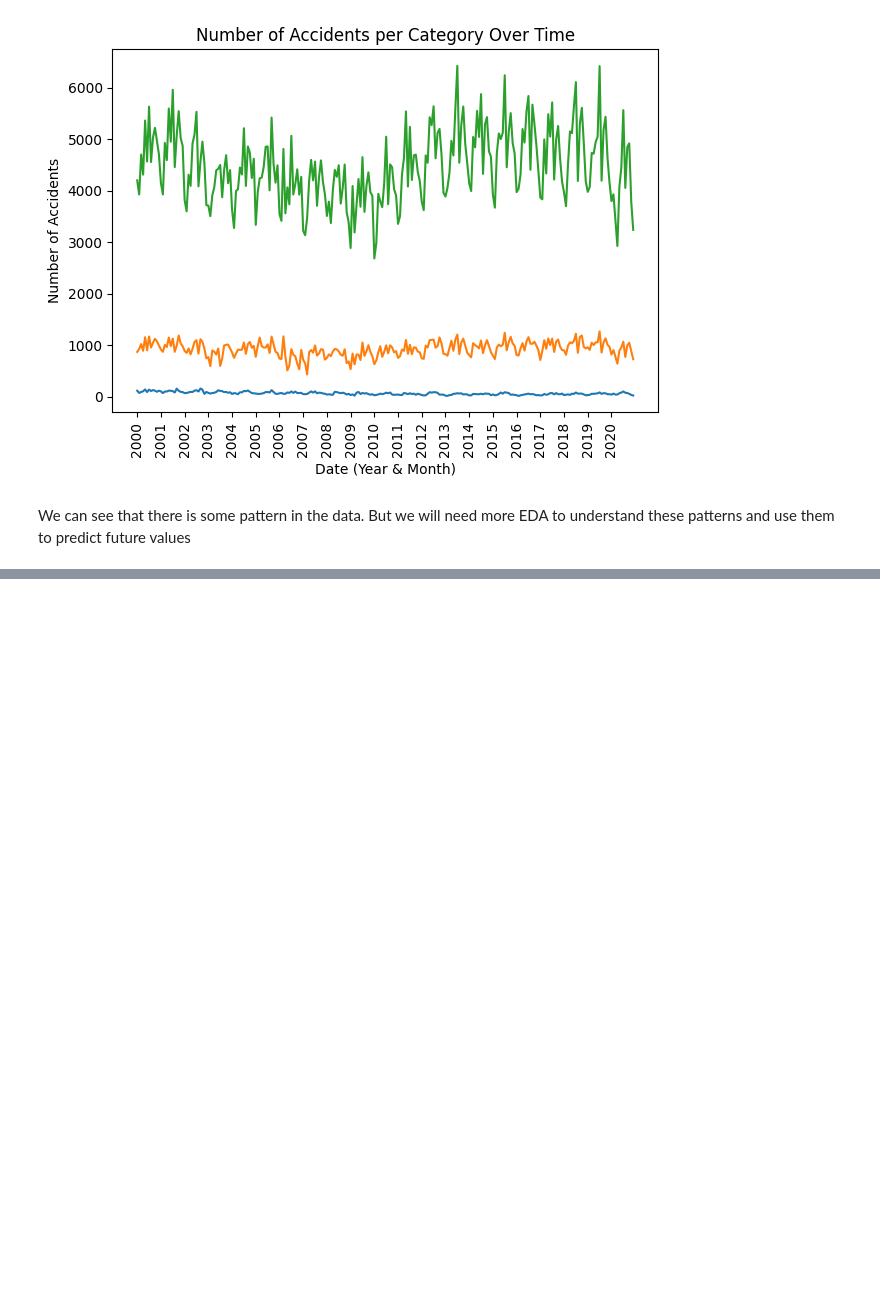
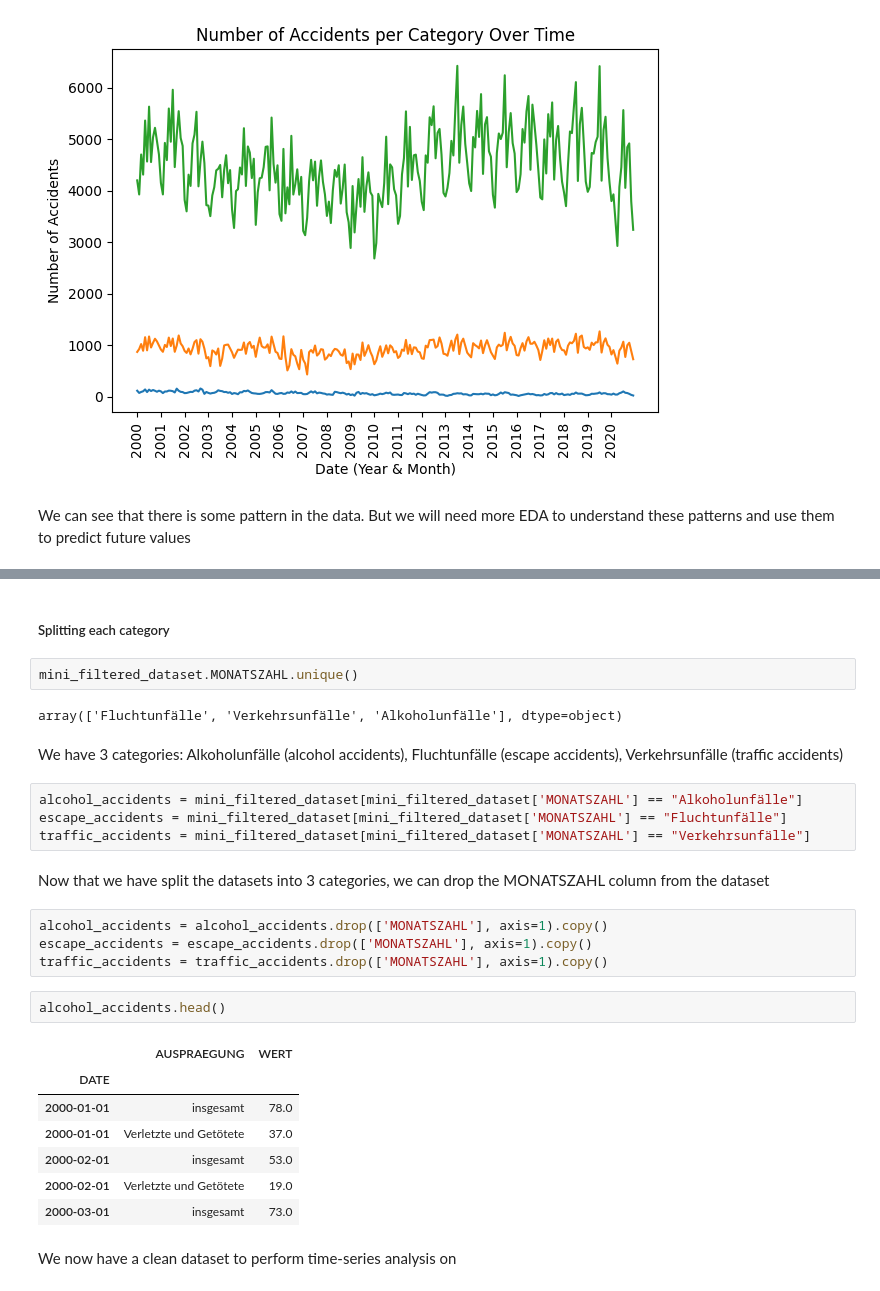
Before and after one commit to PrahithaM/DPS_Task, a Jupyter notebook: DPS_AI_Prahitha.ipynb, the cells around one changed output, grey strips where cells are left out. Cells and saved outputs as stored; diff of their text form; blank space fills up the shorter version.

```diff
--- a/DPS_AI_Prahitha.ipynb
+++ b/DPS_AI_Prahitha.ipynb
@@ -68,0 +193,30 @@ We can see that there is some pattern in the data. But we will need more EDA to
+# %% [markdown]
+##### Splitting each category
+# %%
+mini_filtered_dataset.MONATSZAHL.unique()
+# %% [output]
+array(['Fluchtunfälle', 'Verkehrsunfälle', 'Alkoholunfälle'], dtype=object)
+# %% [markdown]
+We have 3 categories: Alkoholunfälle (alcohol accidents), Fluchtunfälle (escape accidents), Verkehrsunfälle (traffic accidents)
+# %%
+alcohol_accidents = mini_filtered_dataset[mini_filtered_dataset['MONATSZAHL'] == "Alkoholunfälle"]
+escape_accidents = mini_filtered_dataset[mini_filtered_dataset['MONATSZAHL'] == "Fluchtunfälle"]
+traffic_accidents = mini_filtered_dataset[mini_filtered_dataset['MONATSZAHL'] == "Verkehrsunfälle"]
+# %% [markdown]
+Now that we have split the datasets into 3 categories, we can drop the MONATSZAHL column from the dataset
+# %%
+alcohol_accidents = alcohol_accidents.drop(['MONATSZAHL'], axis=1).copy()
+escape_accidents = escape_accidents.drop(['MONATSZAHL'], axis=1).copy()
+traffic_accidents = traffic_accidents.drop(['MONATSZAHL'], axis=1).copy()
+# %%
+alcohol_accidents.head()
+# %% [output]
+|  | AUSPRAEGUNG | WERT |
+| DATE |  |  |
+| 2000-01-01 | insgesamt | 78.0 |
+| 2000-01-01 | Verletzte und Getötete | 37.0 |
+| 2000-02-01 | insgesamt | 53.0 |
+| 2000-02-01 | Verletzte und Getötete | 19.0 |
+| 2000-03-01 | insgesamt | 73.0 |
+# %% [markdown]
+We now have a clean dataset to perform time-series analysis on
```
Also changed, not shown: parts of 23 cells of this notebook.
